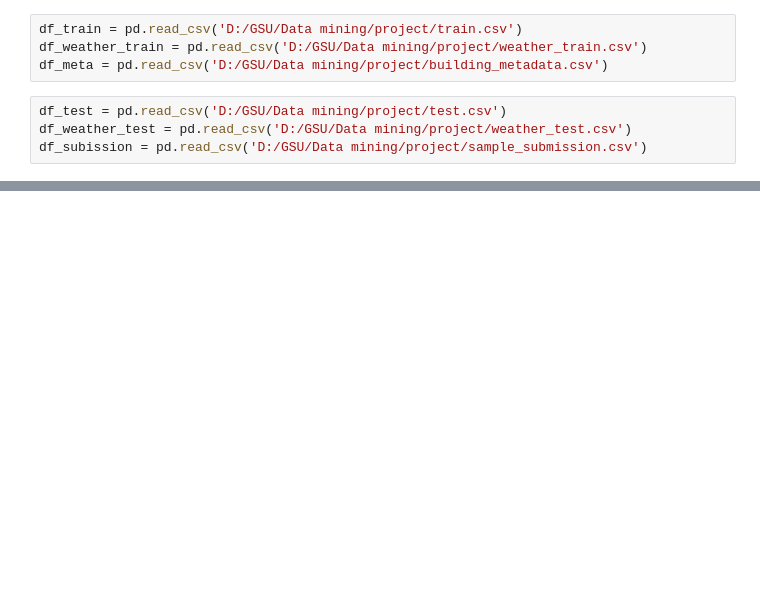
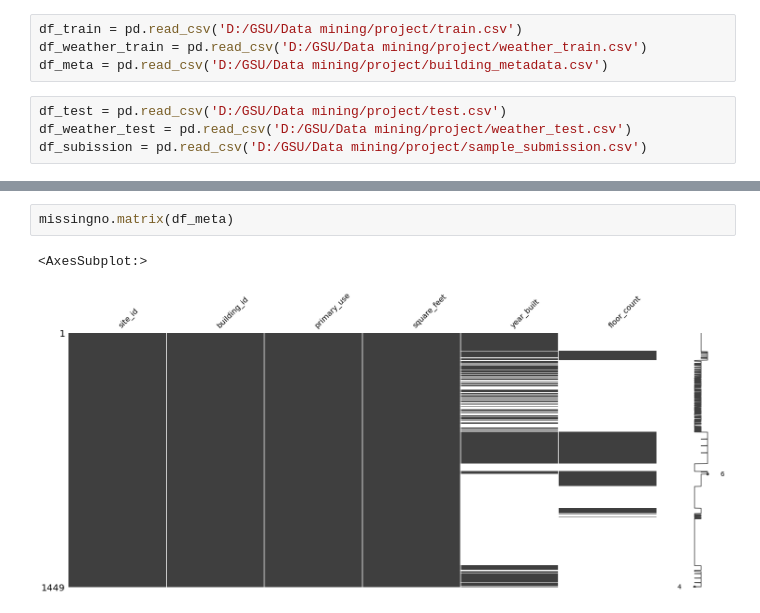
Before and after one commit to mimcclure/Datamining_spring2022_project, a Jupyter notebook: Datamining_project_Energyconsumption_2022spring_JinsuHong.ipynb, the cells around one changed output, grey strips where cells are left out. Saved outputs shown, nothing was run; the diff lists cells and outputs as text; blank space fills up the shorter version.

```diff
--- a/Datamining_project_Energyconsumption_2022spring_JinsuHong.ipynb
+++ b/Datamining_project_Energyconsumption_2022spring_JinsuHong.ipynb
@@ -45 +127,6 @@ df_meta
+# %%
+missingno.matrix(df_meta)
+# %% [output]
+<AxesSubplot:>
+[figure, added]
 # %%
```
Also changed, not shown: parts of 62 cells of this notebook.
